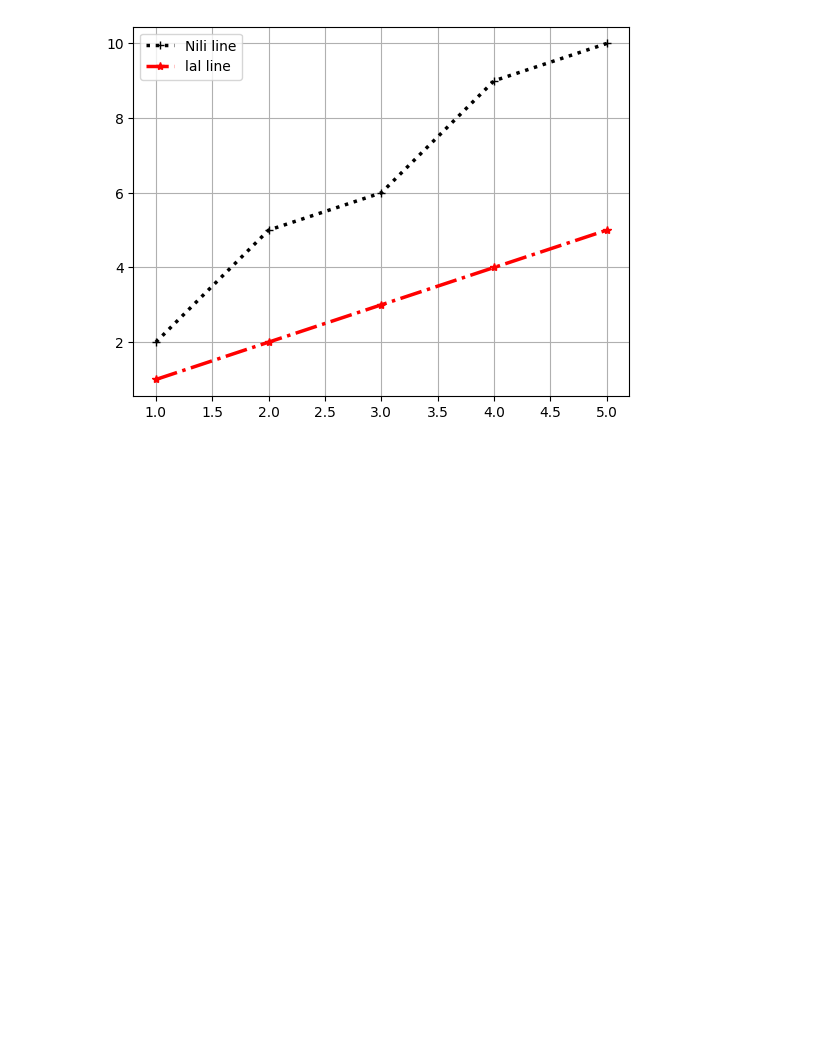
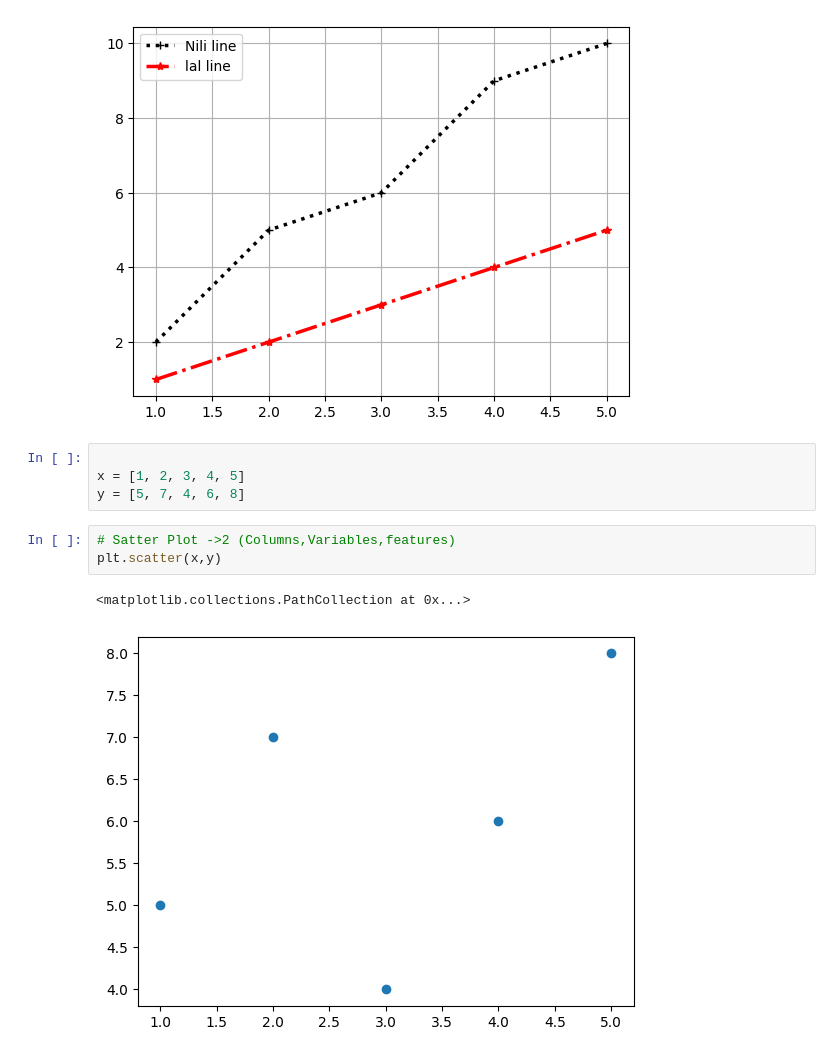
Before and after one commit to gupteshmahale04-arch/Matplotlib, a Jupyter notebook: Matplot.ipynb, the cells around one changed output. Cells and saved outputs as stored; diff of their text form; blank space fills up the shorter version.

```diff
--- a/Matplot.ipynb
+++ b/Matplot.ipynb
@@ -85,3 +86,13 @@ plt.legend()
 # %% [output]
 <matplotlib.legend.Legend at 0x...>
 [figure]
+# %%
+
+x = [1, 2, 3, 4, 5]
+y = [5, 7, 4, 6, 8]
+# %%
+# Satter Plot ->2 (Columns,Variables,features)
+plt.scatter(x,y)
+# %% [output]
+<matplotlib.collections.PathCollection at 0x...>
+[figure, added]
```
Also changed, not shown: parts of 5 cells of this notebook.
